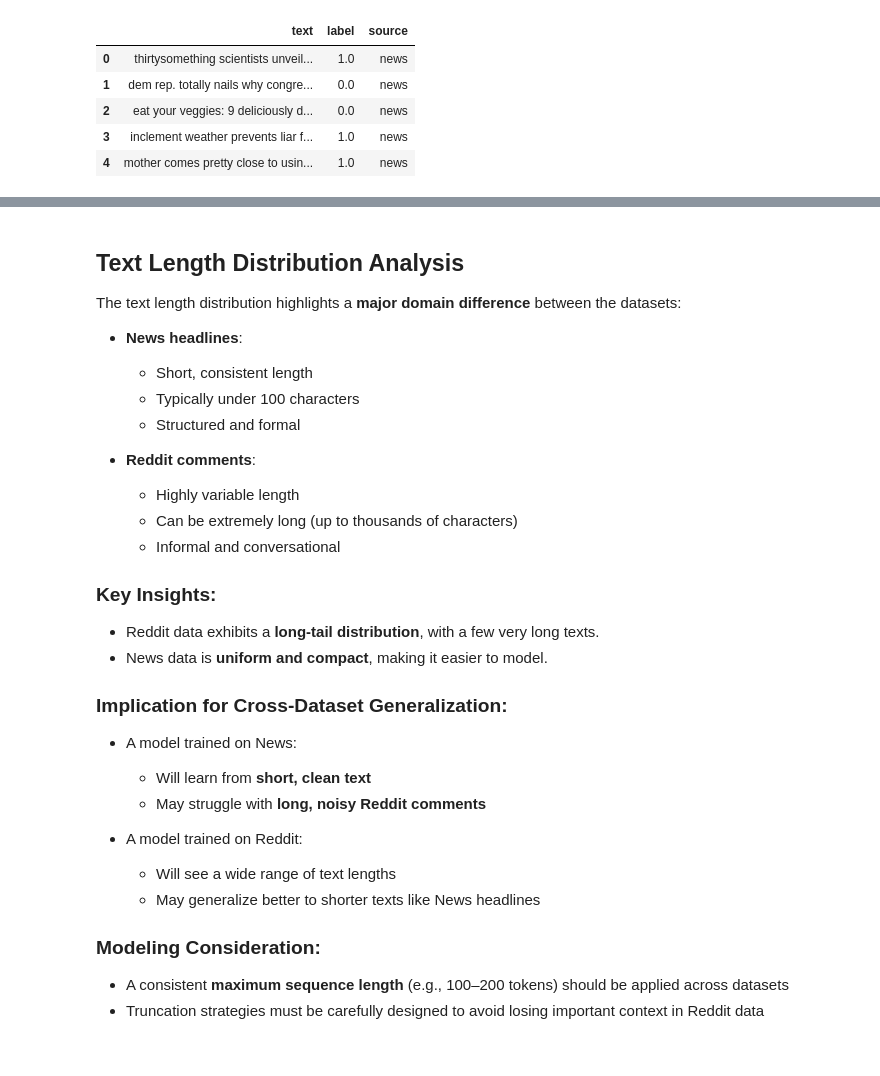
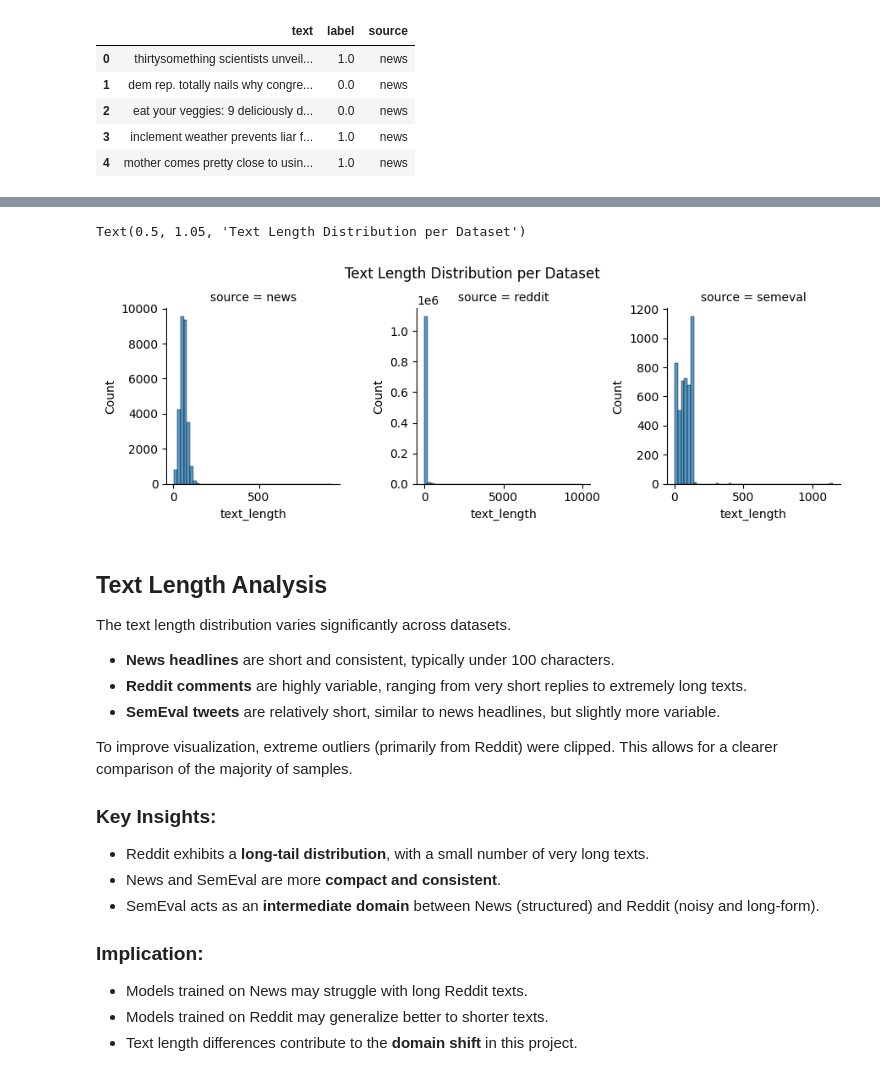
Before and after one commit to palishiita/Sarcasm_detection_in_social_media, a Jupyter notebook: notebooks/01_data_exploration.ipynb, the cells around one changed output, grey strips where cells are left out. Drawn from its saved outputs; the diff is of its cells as text; code cells hidden in the pictures.

```diff
--- a/notebooks/01_data_exploration.ipynb
+++ b/notebooks/01_data_exploration.ipynb
@@ -188,33 +316,30 @@ plt.show()
+# %%
+g = sns.FacetGrid(combined_df, col="source", sharex=False, sharey=False)
+g.map(sns.histplot, "text_length", bins=50)
+
+g.fig.suptitle("Text Length Distribution per Dataset", y=1.05)
+# %% [output]
+Text(0.5, 1.05, 'Text Length Distribution per Dataset')
+[figure, added]
 # %% [markdown]
-## Text Length Distribution Analysis
+## Text Length Analysis
 
-The text length distribution highlights a **major domain difference** between the datasets:
+The text length distribution varies significantly across datasets.
 
-- **News headlines**:
-  - Short, consistent length
-  - Typically under 100 characters
-  - Structured and formal
+- **News headlines** are short and consistent, typically under 100 characters.
+- **Reddit comments** are highly variable, ranging from very short replies to extremely long texts.
+- **SemEval tweets** are relatively short, similar to news headlines, but slightly more variable.
 
-- **Reddit comments**:
-  - Highly variable length
-  - Can be extremely long (up to thousands of characters)
-  - Informal and conversational
+To improve visualization, extreme outliers (primarily from Reddit) were clipped. This allows for a clearer comparison of the majority of samples.
 
 ### Key Insights:
-- Reddit data exhibits a **long-tail distribution**, with a few very long texts.
-- News data is **uniform and compact**, making it easier to model.
+- Reddit exhibits a **long-tail distribution**, with a small number of very long texts.
+- News and SemEval are more **compact and consistent**.
+- SemEval acts as an **intermediate domain** between News (structured) and Reddit (noisy and long-form).
 
-### Implication for Cross-Dataset Generalization:
-- A model trained on News:
-  - Will learn from **short, clean text**
-  - May struggle with **long, noisy Reddit comments**
-
-- A model trained on Reddit:
-  - Will see a wide range of text lengths
-  - May generalize better to shorter texts like News headlines
-
-### Modeling Consideration:
-- A consistent **maximum sequence length** (e.g., 100–200 tokens) should be applied across datasets
-- Truncation strategies must be carefully designed to avoid losing important context in Reddit data
+### Implication:
+- Models trained on News may struggle with long Reddit texts.
+- Models trained on Reddit may generalize better to shorter texts.
+- Text length differences contribute to the **domain shift** in this project.
 # %%
 # Sample Text Inspection
```
Also changed, not shown: parts of 16 cells of this notebook.
